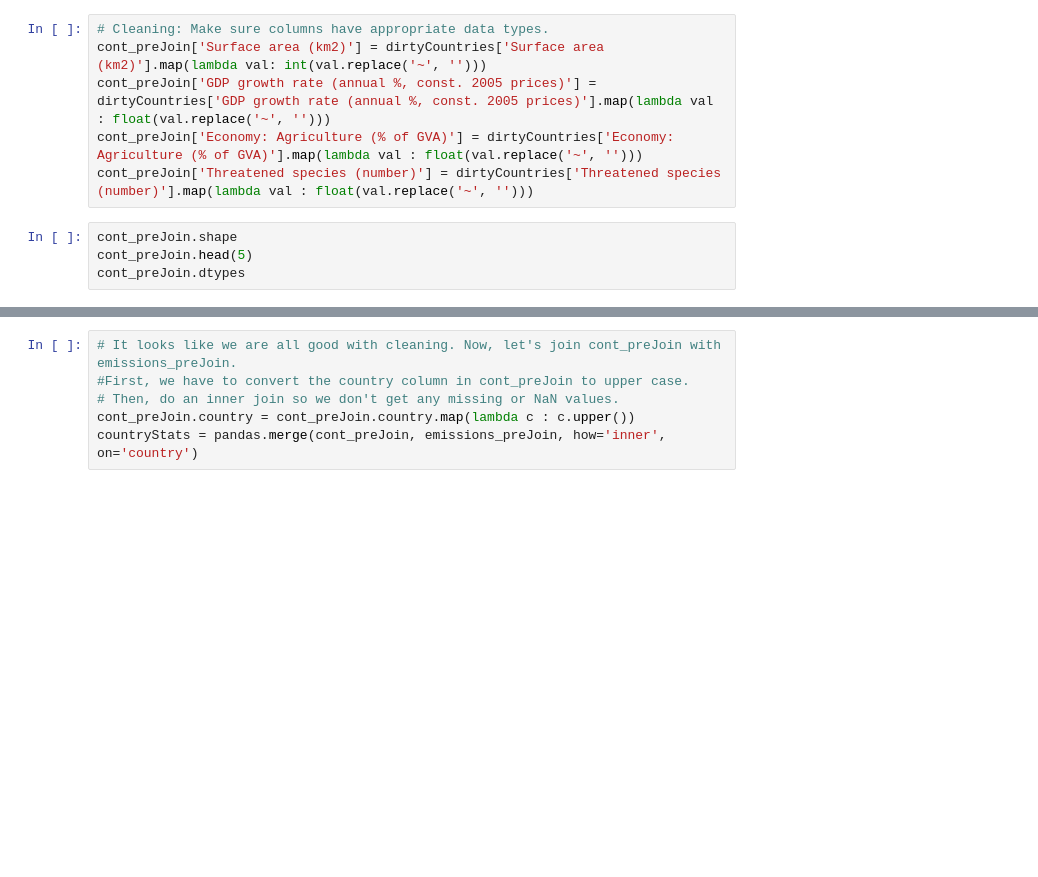
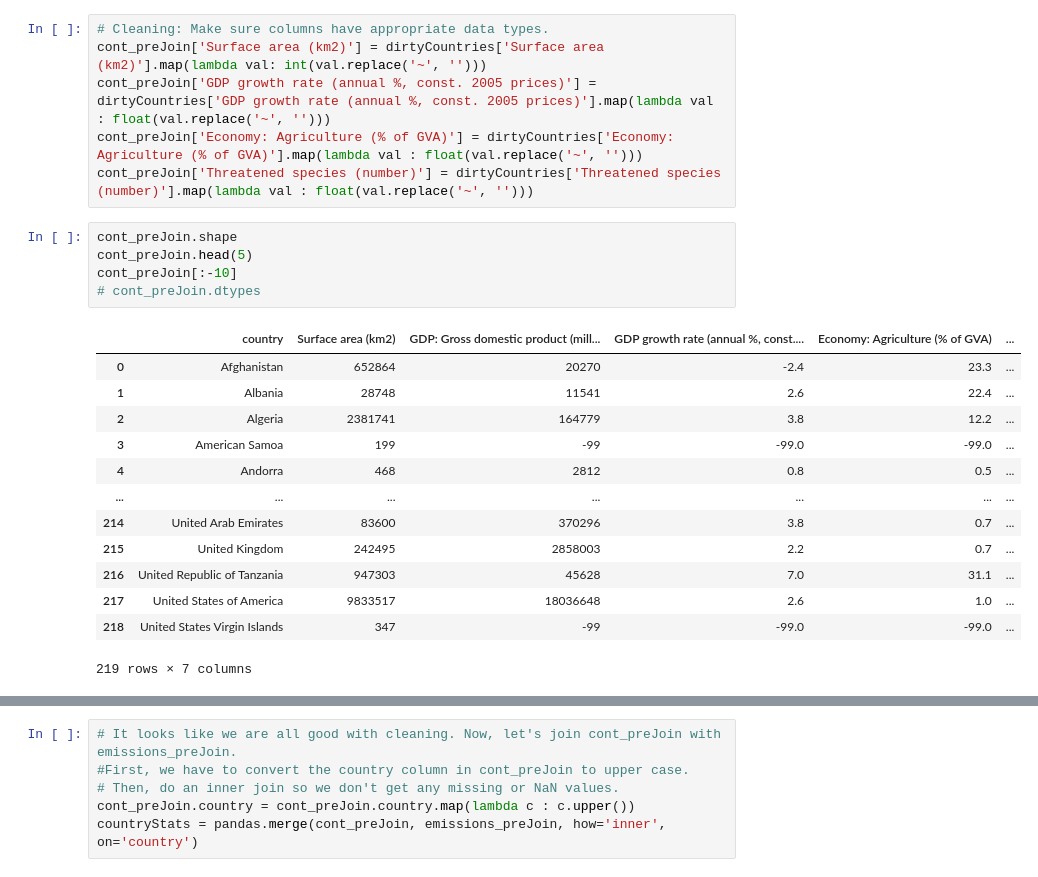
Before and after one commit to melotic/cs3654-project, a Jupyter notebook: Project3.ipynb, the cells around one changed output, grey strips where cells are left out. Drawn from its saved outputs; the diff is of its cells as text; blank space fills up the shorter version.

```diff
--- a/Project3.ipynb
+++ b/Project3.ipynb
@@ -78,7 +87,22 @@ cont_preJoin['Threatened species (number)'] = dirtyCountries['Threatened species
 # %%
 cont_preJoin.shape
 cont_preJoin.head(5)
-cont_preJoin.dtypes
+cont_preJoin[:-10]
+# cont_preJoin.dtypes
+# %% [output]
+|  | country | Surface area (km2) | GDP: Gross domestic product (mill... | GDP growth rate (annual %, const.... | Economy: Agriculture (% of GVA) | ... |
+| 0 | Afghanistan | 652864 | 20270 | -2.4 | 23.3 | ... |
+| 1 | Albania | 28748 | 11541 | 2.6 | 22.4 | ... |
+| 2 | Algeria | 2381741 | 164779 | 3.8 | 12.2 | ... |
+| 3 | American Samoa | 199 | -99 | -99.0 | -99.0 | ... |
+| 4 | Andorra | 468 | 2812 | 0.8 | 0.5 | ... |
+| ... | ... | ... | ... | ... | ... | ... |
+| 214 | United Arab Emirates | 83600 | 370296 | 3.8 | 0.7 | ... |
+| 215 | United Kingdom | 242495 | 2858003 | 2.2 | 0.7 | ... |
+| 216 | United Republic of Tanzania | 947303 | 45628 | 7.0 | 31.1 | ... |
+| 217 | United States of America | 9833517 | 18036648 | 2.6 | 1.0 | ... |
+| 218 | United States Virgin Islands | 347 | -99 | -99.0 | -99.0 | ... |
+219 rows × 7 columns
 # %%
 # Now, make sure values are in proper range
 filteredOutRows = cont_preJoin.loc[cont_preJoin.eq(-99).any(1), :]
```
Also changed, not shown: parts of 73 cells of this notebook.
